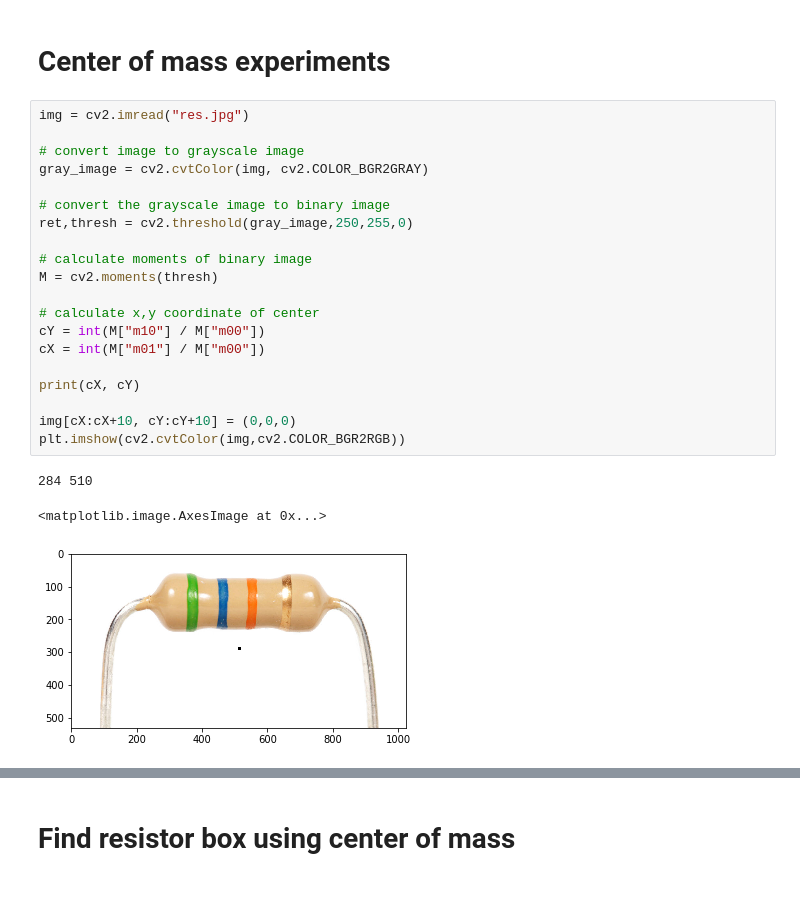
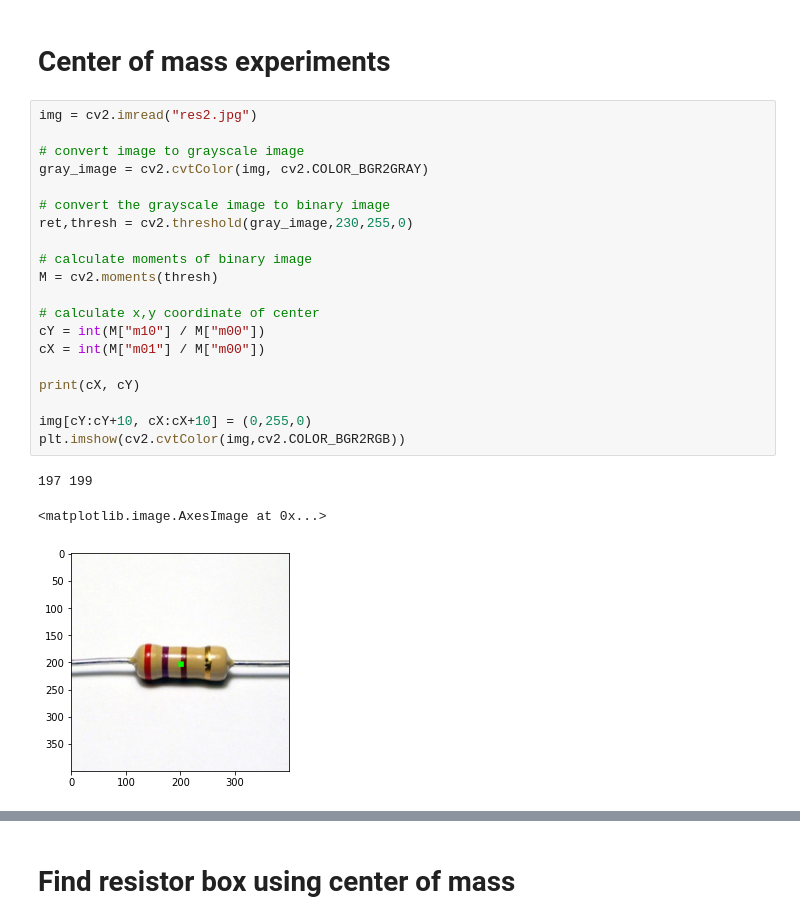
Before and after one commit to zandertedjo/Resistor-Classification, a Jupyter notebook: Find Contour.ipynb, the cells around one changed output, grey strips where cells are left out. Drawn from its saved outputs; the diff is of its cells as text; blank space fills up the shorter version.

```diff
--- a/Find Contour.ipynb
+++ b/Find Contour.ipynb
@@ -70,27 +70,27 @@ array([[[  0, 255,   0],
 # %% [markdown]
 # Center of mass experiments
 # %%
-img = cv2.imread("res.jpg")
+img = cv2.imread("res2.jpg")
 
 # convert image to grayscale image
 gray_image = cv2.cvtColor(img, cv2.COLOR_BGR2GRAY)
 
 # convert the grayscale image to binary image
-ret,thresh = cv2.threshold(gray_image,250,255,0)
+ret,thresh = cv2.threshold(gray_image,230,255,0)
 
 # calculate moments of binary image
 M = cv2.moments(thresh)
 
 # calculate x,y coordinate of center
 cY = int(M["m10"] / M["m00"])
 cX = int(M["m01"] / M["m00"])
 
 print(cX, cY)
 
-img[cX:cX+10, cY:cY+10] = (0,0,0)
+img[cY:cY+10, cX:cX+10] = (0,255,0)
 plt.imshow(cv2.cvtColor(img,cv2.COLOR_BGR2RGB))
 # %% [output]
-284 510
+197 199
 <matplotlib.image.AxesImage at 0x...>
-[figure, old version]
+[figure, new version]
 # %%
```
Also changed, not shown: parts of 4 cells of this notebook, 3 other files.
